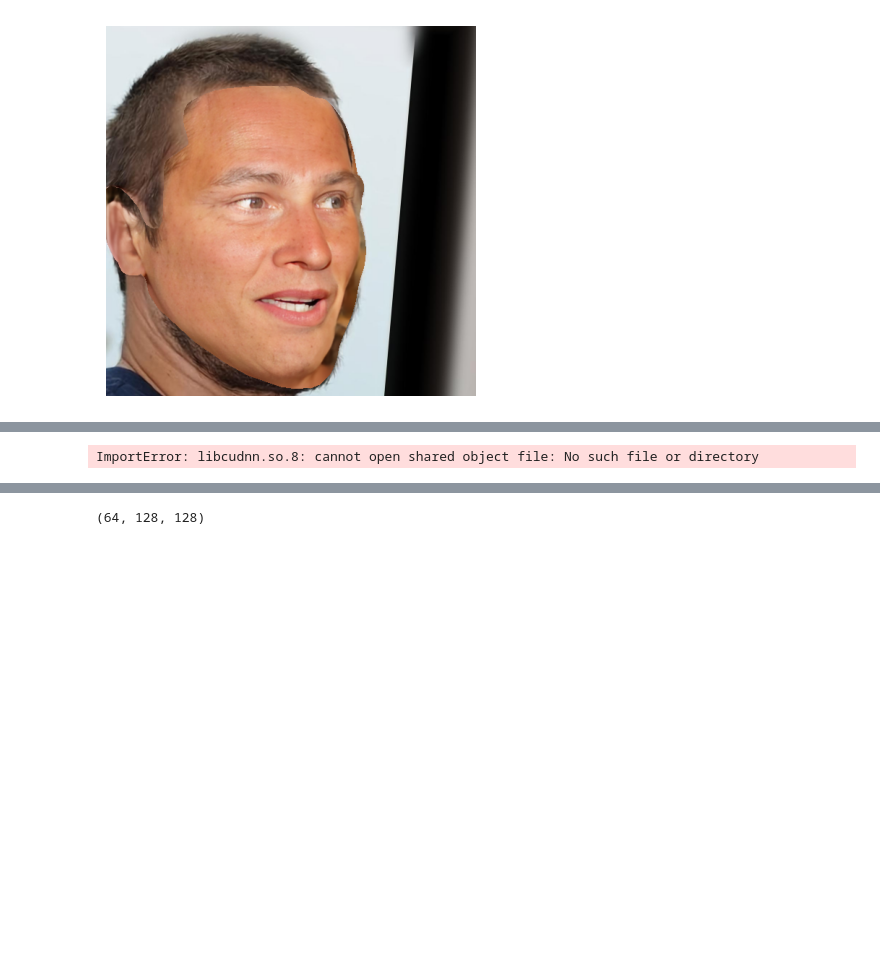
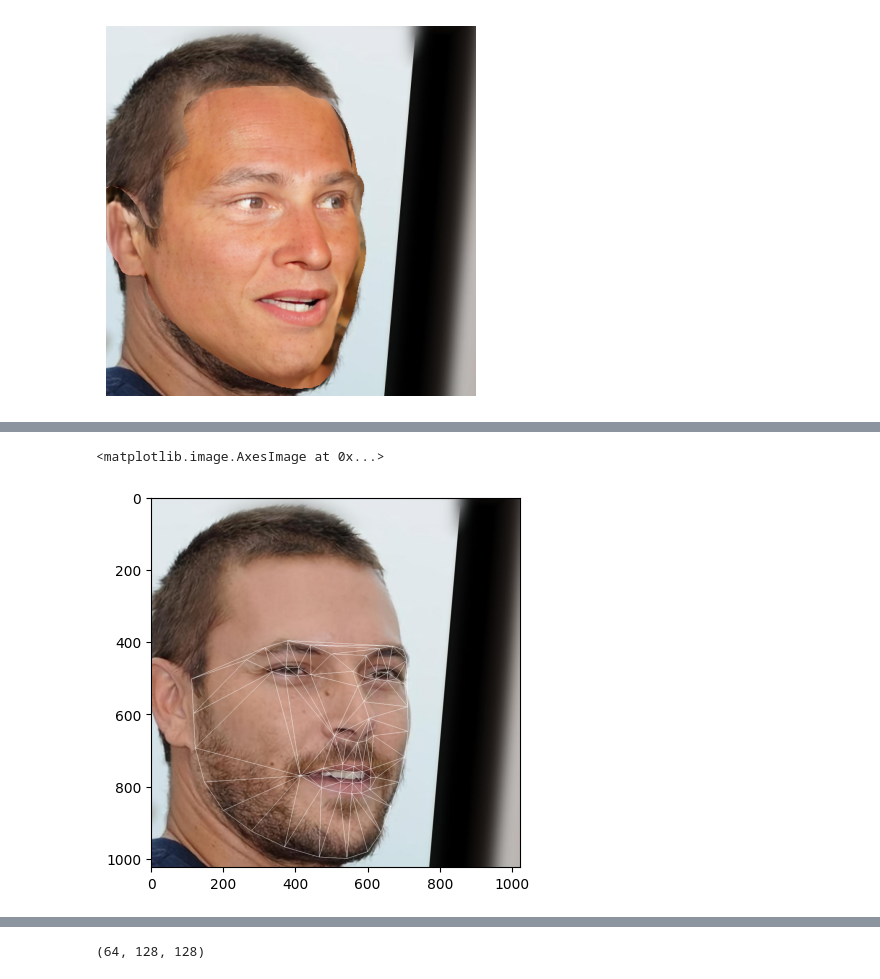
Before and after one commit to Sanoojan/Paint_for_swap, a Jupyter notebook: analyse.ipynb, the cells around one changed output, grey strips where cells are left out. Saved outputs shown, nothing was run; the diff lists cells and outputs as text; code cells hidden in the pictures; blank space fills up the shorter version.

```diff
--- a/analyse.ipynb
+++ b/analyse.ipynb
@@ -254,47 +292,49 @@ plt.show()
 # %%
 import cv2
 import numpy as np
 import dlib
+import matplotlib.pyplot as plt
 
 # Read the image and the face mask
 image = cv2.imread('dataset/FaceData/CelebAMask-HQ/Val_target/28000.jpg')
 mask = cv2.imread('/home/sanoojan/Paint_for_swap/dataset/FaceData/CelebAMask-HQ/CelebA-HQ-mask/1/02000_skin.png', 0)
 
 # Detect face landmarks
 detector = dlib.get_frontal_face_detector()
 predictor = dlib.shape_predictor("Other_dependencies/DLIB_landmark_det/shape_predictor_68_face_landmarks.dat")  # Download this file from dlib's website
 detections = detector(image, 1)
 for face in detections:
     landmarks = predictor(image, face)
 
 # Convert the landmarks to a numpy array
 landmarks_array = []
 for i in range(0, 68):
     landmarks_array.append((landmarks.part(i).x, landmarks.part(i).y))
 landmarks_array = np.array(landmarks_array)
 # print(landmarks_array)
 # Apply Delaunay triangulation
 
-# rect = (0, 0, image.shape[1], image.shape[0])
-# subdiv = cv2.Subdiv2D(rect)
-# for point in landmarks_array:
-#     subdiv.insert(tuple(point))
-# triangles = subdiv.getTriangleList()
+rect = (0, 0, image.shape[1], image.shape[0])
+subdiv = cv2.Subdiv2D(rect)
+for point in landmarks_array:
+    subdiv.insert(tuple(point))
+triangles = subdiv.getTriangleList()
 
 # # Apply deformation on the edges
-# for triangle in triangles:
-#     pt1 = (triangle[0], triangle[1])
-#     pt2 = (triangle[2], triangle[3])
-#     pt3 = (triangle[4], triangle[5])
-#     cv2.line(image, pt1, pt2, (255, 255, 255), 1)
-#     cv2.line(image, pt2, pt3, (255, 255, 255), 1)
-#     cv2.line(image, pt1, pt3, (255, 255, 255), 1)
+for triangle in triangles:
+    pt1 = (triangle[0], triangle[1])
+    pt2 = (triangle[2], triangle[3])
+    pt3 = (triangle[4], triangle[5])
+    cv2.line(image, pt1, pt2, (255, 255, 255), 1)
+    cv2.line(image, pt2, pt3, (255, 255, 255), 1)
+    cv2.line(image, pt1, pt3, (255, 255, 255), 1)
 
 # # Display the image in plt
 
-# plt.imshow(cv2.cvtColor(image, cv2.COLOR_BGR2RGB))
+plt.imshow(cv2.cvtColor(image, cv2.COLOR_BGR2RGB))
 # %% [output]
-ImportError: libcudnn.so.8: cannot open shared object file: No such file or directory
+<matplotlib.image.AxesImage at 0x...>
+[figure, added]
 # %%
 from volumentations import *
 from PIL import Image
```
Also changed, not shown: parts of 3 cells of this notebook, 26 other files.
